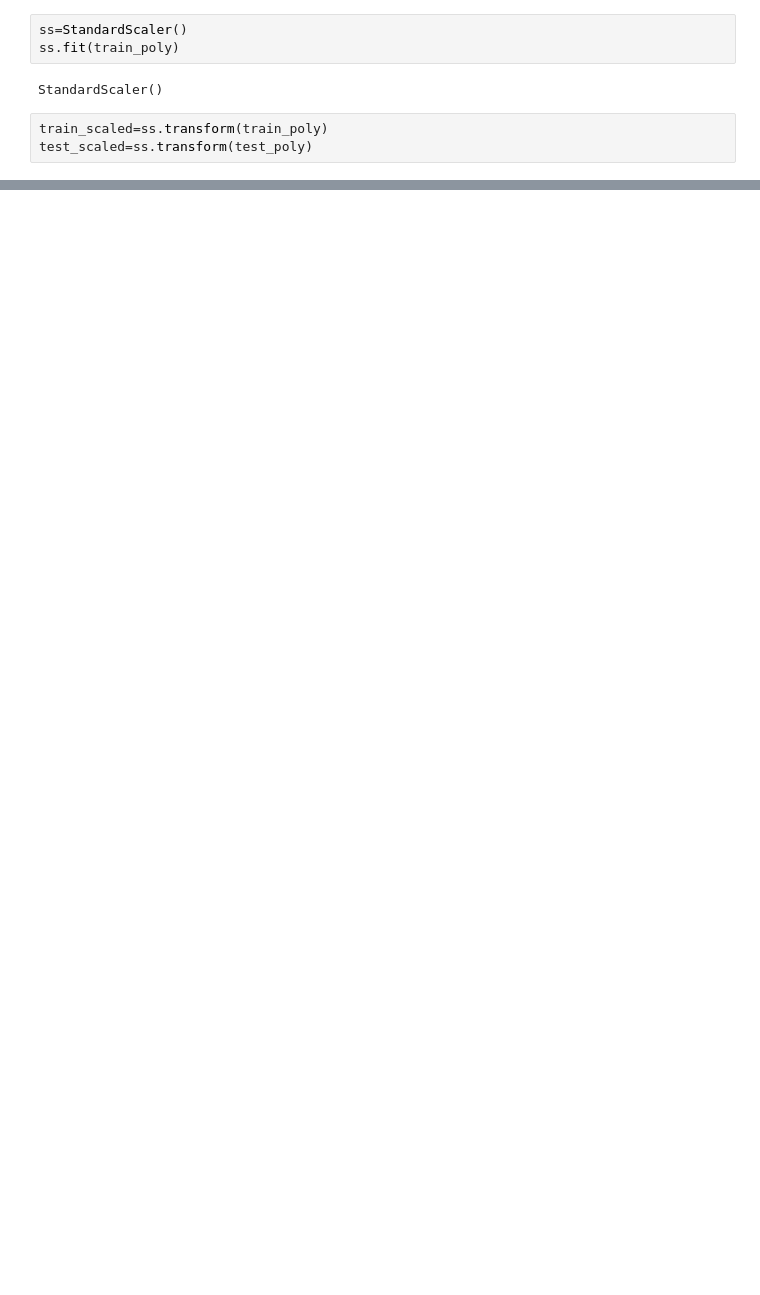
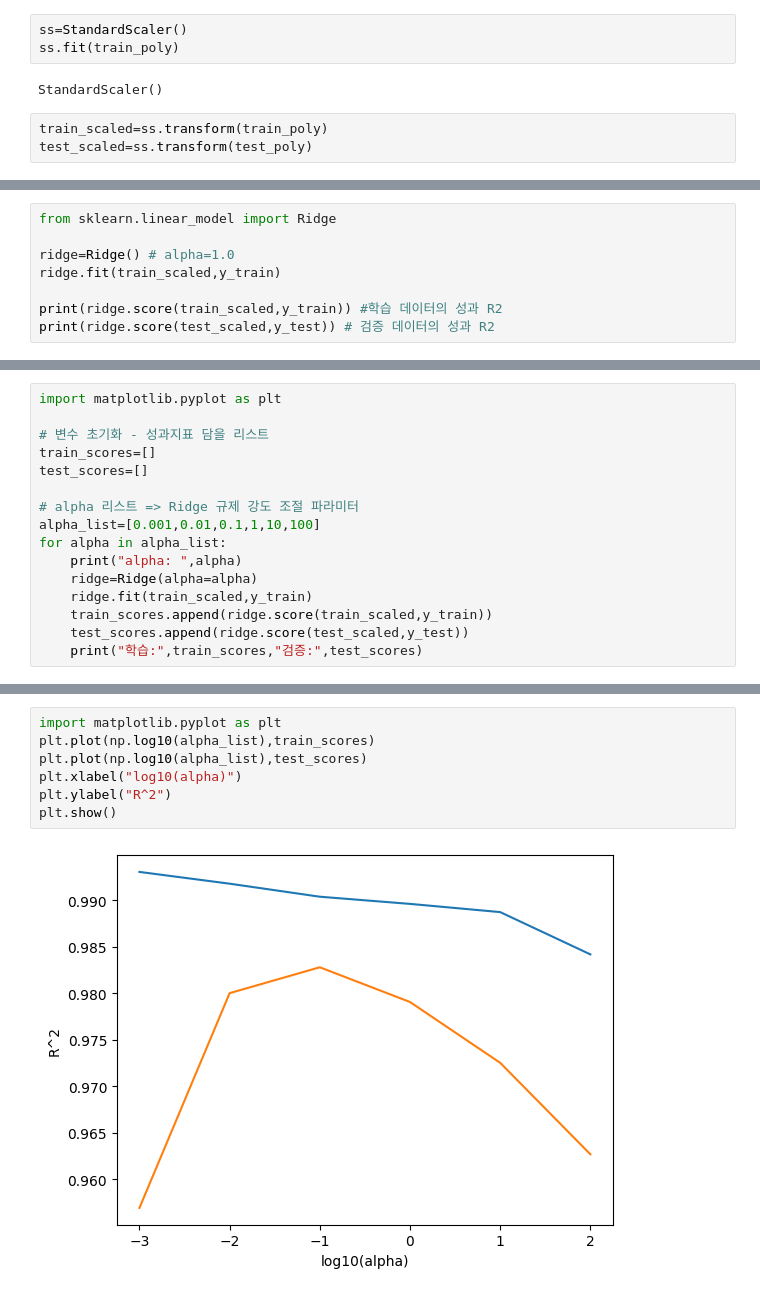
Before and after one commit to JHONEY-076/Machine_Learning, a Jupyter notebook: dataset/Lecture4_4.ipynb, the cells around one changed output, grey strips where cells are left out. Cells and saved outputs as stored; diff of their text form; blank space fills up the shorter version.

```diff
--- a/dataset/Lecture4_4.ipynb
+++ b/dataset/Lecture4_4.ipynb
@@ -243,0 +238,8 @@ array([['x0', 2.0],
+# %%
+from sklearn.linear_model import Ridge
+
+ridge=Ridge() # alpha=1.0
+ridge.fit(train_scaled,y_train)
+
+print(ridge.score(train_scaled,y_train)) #학습 데이터의 성과 R2
+print(ridge.score(test_scaled,y_test)) # 검증 데이터의 성과 R2
@@ -243,0 +284,16 @@ array([['x0', 2.0],
+# %%
+import matplotlib.pyplot as plt
+
+# 변수 초기화 - 성과지표 담을 리스트
+train_scores=[]
+test_scores=[]
+
+# alpha 리스트 => Ridge 규제 강도 조절 파라미터
+alpha_list=[0.001,0.01,0.1,1,10,100]
+for alpha in alpha_list:
+    print("alpha: ",alpha)
+    ridge=Ridge(alpha=alpha)
+    ridge.fit(train_scaled,y_train)
+    train_scores.append(ridge.score(train_scaled,y_train))
+    test_scores.append(ridge.score(test_scaled,y_test))
+    print("학습:",train_scores,"검증:",test_scores)
@@ -243,0 +331,9 @@ array([['x0', 2.0],
+# %%
+import matplotlib.pyplot as plt
+plt.plot(np.log10(alpha_list),train_scores)
+plt.plot(np.log10(alpha_list),test_scores)
+plt.xlabel("log10(alpha)")
+plt.ylabel("R^2")
+plt.show()
+# %% [output]
+[figure, added]
```
Also changed, not shown: parts of 25 cells of this notebook.
